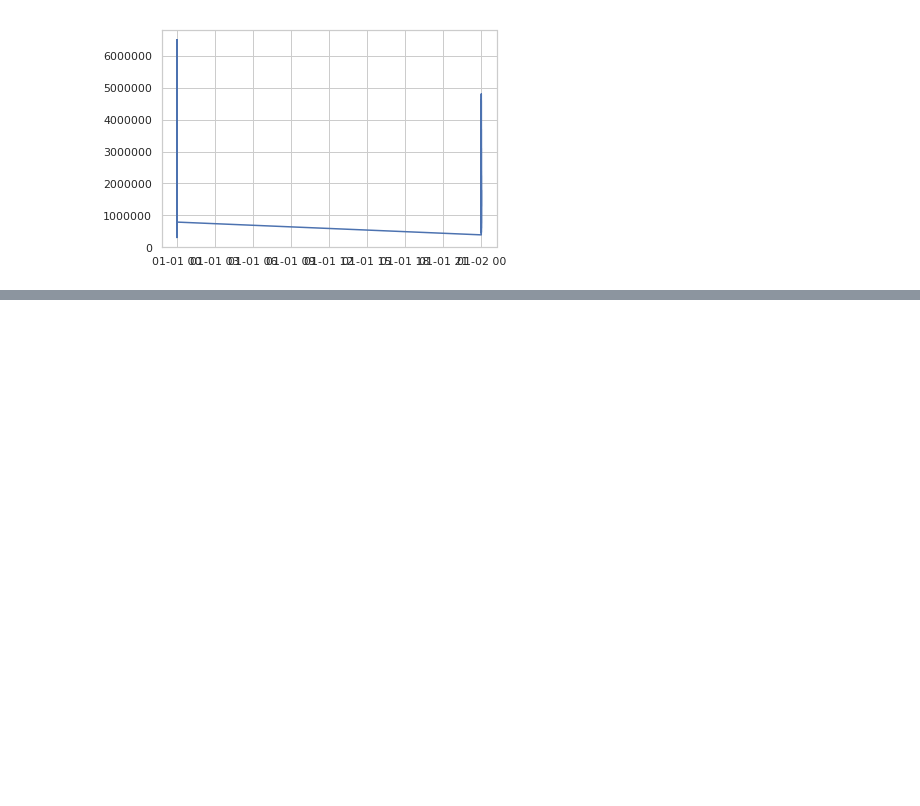
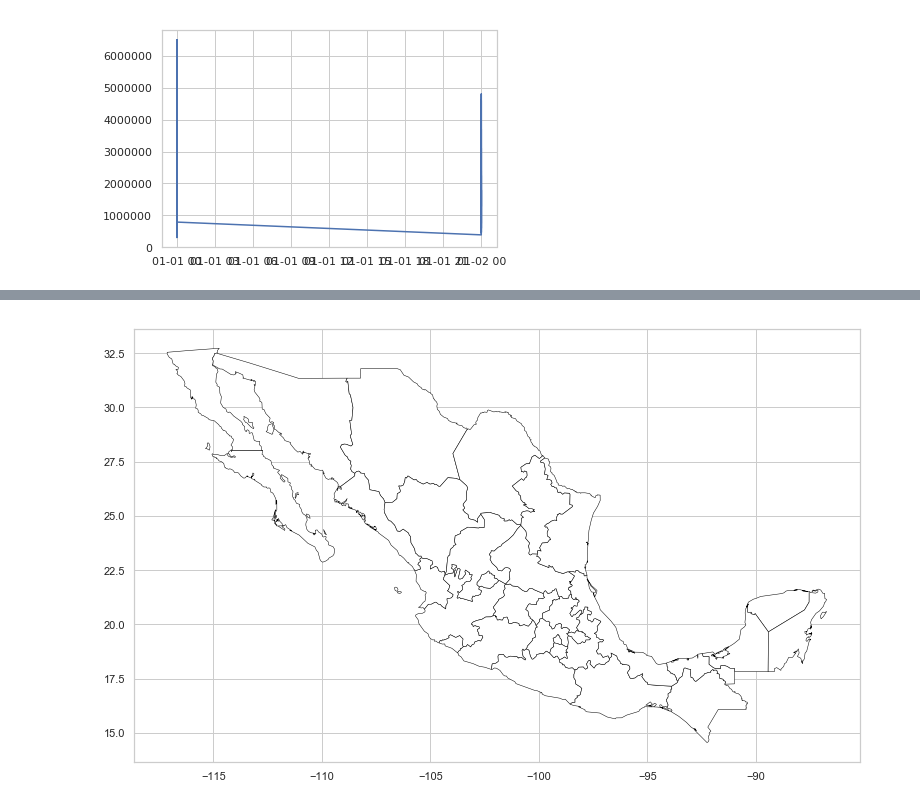
Before and after one commit to alepenaa94/Datos1-2C-2019, a Jupyter notebook: DATOS.ipynb, the cells around one changed output, grey strips where cells are left out. Saved outputs shown, nothing was run; the diff lists cells and outputs as text; code cells hidden in the pictures; blank space fills up the shorter version.

Commit message:
Agrego unas visualizaciones que hice con GeoPandas y GeoPlot

```diff
--- a/DATOS.ipynb
+++ b/DATOS.ipynb
@@ -181,0 +186,4 @@ plt.plot(aux['fecha'].head(100),aux['precio'].head(100))
+# %%
+import geopandas as gpd
+import geoplot as gplt
+mexico = gpd.read_file('Data/MX.shp')
@@ -181,0 +199,4 @@ plt.plot(aux['fecha'].head(100),aux['precio'].head(100))
+# %%
+mexico.plot(color='white',edgecolor='black',linewidth=0.5,figsize=(13,13));
+# %% [output]
+[figure, added]
```
Also changed, not shown: parts of 9 cells of this notebook.
